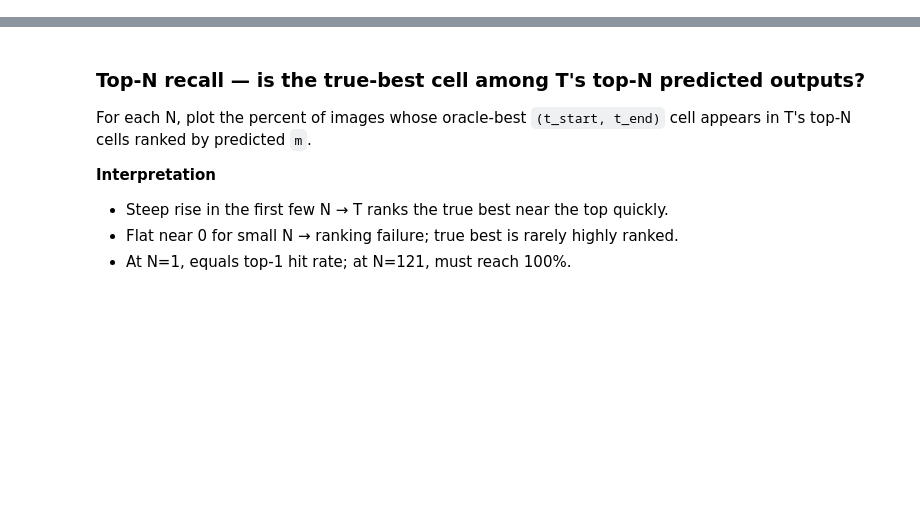
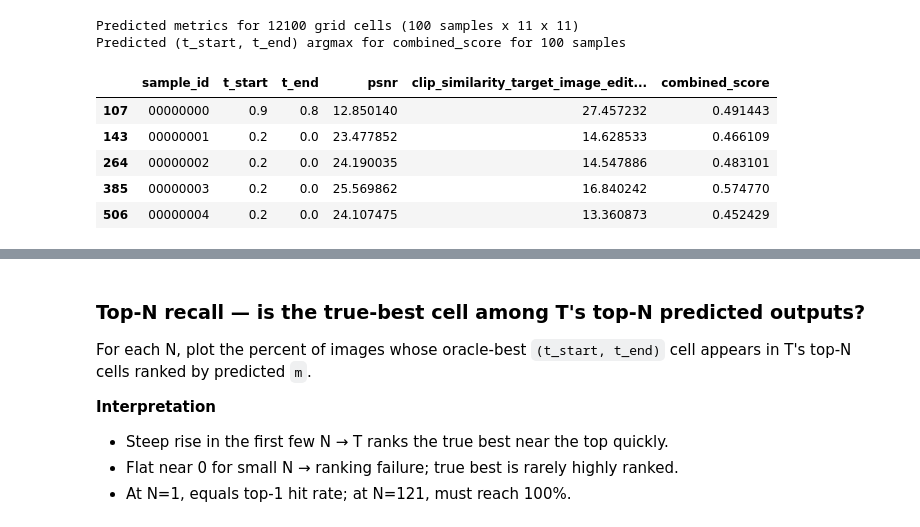
Before and after one commit to hcoderdm/chordedit-models, a Jupyter notebook: models/surrogate_selector/eval_t.ipynb, the cells around one changed output, grey strips where cells are left out. Cells and saved outputs as stored; diff of their text form; code cells hidden in the pictures; blank space fills up the shorter version.

```diff
--- a/models/surrogate_selector/eval_t.ipynb
+++ b/models/surrogate_selector/eval_t.ipynb
@@ -72,8 +66,0 @@ KeyError: "['psnr', 'clip'] not in index"
-# %%
-weights_path = RUN_DIR / "regressor_weights.pt"
-ckpt = torch.load(weights_path, map_location=DEVICE, weights_only=False)
-model = MetricPredictor(freeze_encoders=FREEZE_ENCODERS, device=DEVICE)
-model.regressor.load_state_dict(ckpt["regressor_state_dict"])
-model.regressor.set_target_stats(ckpt["target_mean"], ckpt["target_std"])
-model.regressor.to(DEVICE).eval()
-emb = precompute_embeddings(holdout_df.drop_duplicates("sample_id"), model, DEVICE)
@@ -105,0 +98,57 @@ print(f"holdout grids: {true_m.shape}")
+# %%
+# Predict (t_start, t_end) argmax from M^ over the full grid.
+import importlib
+import model_m
+import model_t
+# importlib.reload(model_m)
+# importlib.reload(model_t)
+from model_t import load_timestep_predictor
+from data_io import resolve_image_path, resolve_mask_path
+
+inputs_df = pd.read_csv(INPUTS_CSV, dtype=str)
+inputs_df = inputs_df[inputs_df[T_DELTA_COL] == str(TARGET_T_DELTA)]
+inputs_df = inputs_df[inputs_df[SAMPLE_ID_COL].isin(full_df[SAMPLE_ID_COL])]
+
+embed_df = inputs_df.drop_duplicates(SAMPLE_ID_COL).copy()
+embed_df["source_path"] = embed_df[IMAGE_PATH_COL].map(resolve_image_path)
+embed_df["mask_path"] = embed_df[MASK_PATH_COL].map(resolve_mask_path)
+
+timestep_predictor = load_timestep_predictor(RUN_DIR / "regressor_weights.pt", device=DEVICE)
+input_embeddings = precompute_embeddings(embed_df, timestep_predictor.m, DEVICE)
+
+# Step 1: M^ forward over the full grid for every sample.
+pred_rows = []
+for sid, emb in input_embeddings.items():
+    grid = timestep_predictor.predict_grid_from_emb(emb["img"], emb["mask"], emb["src"], emb["tar"])
+    ts, te = np.meshgrid(grid.t_start_values, grid.t_end_values, indexing="ij")
+    pred_psnr = grid.psnr_grid.ravel()
+    pred_clip = grid.clip_grid.ravel()
+    for k in range(ts.size):
+        pred_rows.append(
+            {
+                SAMPLE_ID_COL: sid,
+                T_START_COL: float(ts.ravel()[k]),
+                T_END_COL: float(te.ravel()[k]),
+                PSNR_COL: pred_psnr[k],
+                CLIP_COL: pred_clip[k],
+            }
+        )
+
+pred_df = pd.DataFrame(pred_rows).sort_values([SAMPLE_ID_COL, T_START_COL, T_END_COL])
+pred_df[T_TARGET_COL] = T_TARGET_FUNC(pred_df)
+print(f"Predicted metrics for {len(pred_df)} grid cells for {pred_df[SAMPLE_ID_COL].nunique()} samples")
+
+# Step 2: argmax T_TARGET_FUNC per sample (same as true_df).
+pred_argmax_df = pred_df.loc[pred_df.groupby(SAMPLE_ID_COL)[T_TARGET_COL].idxmax()]
+print(f"Predicted (t_start, t_end) argmax for {T_TARGET_COL} for {len(pred_argmax_df)} samples")
+
+pred_argmax_df.head()
+# %% [output]
+Predicted metrics for 12100 grid cells (100 samples x 11 x 11)
+Predicted (t_start, t_end) argmax for combined_score for 100 samples
+|  | sample_id | t_start | t_end | psnr | clip_similarity_target_image_edit... | combined_score |
+| 107 | 00000000 | 0.9 | 0.8 | 12.850140 | 27.457232 | 0.491443 |
+| 143 | 00000001 | 0.2 | 0.0 | 23.477852 | 14.628533 | 0.466109 |
+| 264 | 00000002 | 0.2 | 0.0 | 24.190035 | 14.547886 | 0.483101 |
+| 385 | 00000003 | 0.2 | 0.0 | 25.569862 | 16.840242 | 0.574770 |
+| 506 | 00000004 | 0.2 | 0.0 | 24.107475 | 13.360873 | 0.452429 |
```
Also changed, not shown: parts of 21 cells of this notebook, 8 other files.
